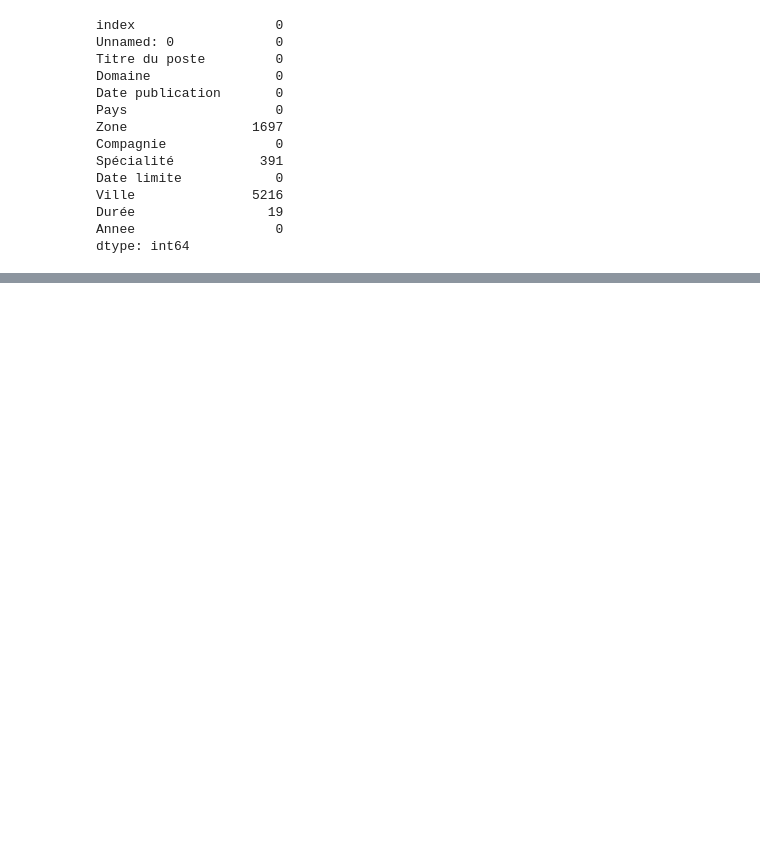
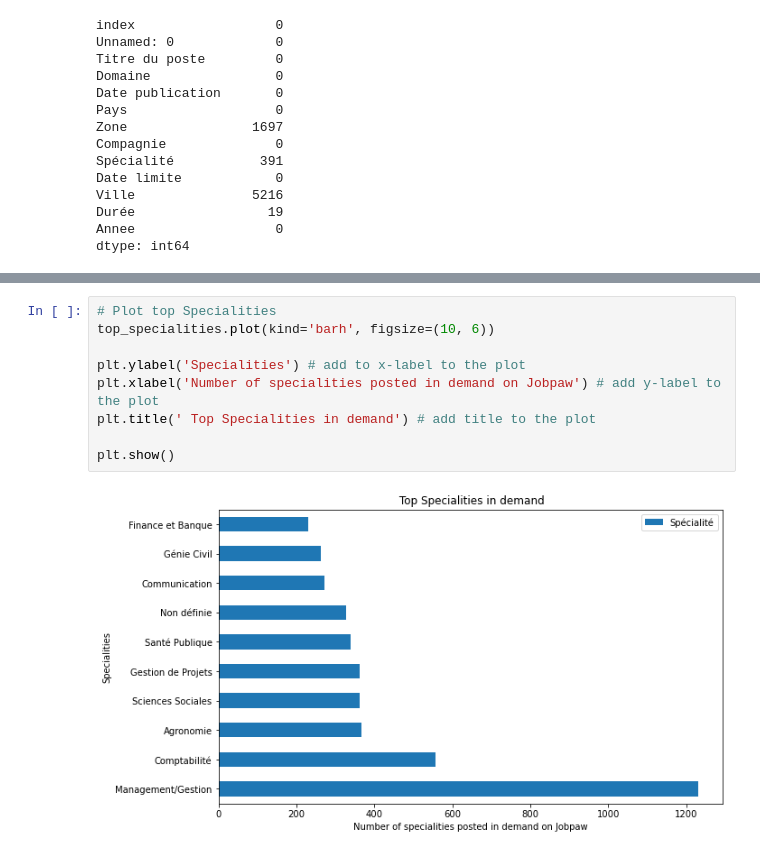
Before and after one commit to samsonjules/Coursera_Capstone, a Jupyter notebook: job_analysis.ipynb, the cells around one changed output, grey strips where cells are left out. Cells and saved outputs as stored; diff of their text form; blank space fills up the shorter version.

```diff
--- a/job_analysis.ipynb
+++ b/job_analysis.ipynb
@@ -617,0 +573,11 @@ df_first.Domaine.value_counts(normalize=True).to_frame()
+# %%
+# Plot top Specialities
+top_specialities.plot(kind='barh', figsize=(10, 6))
+
+plt.ylabel('Specialities') # add to x-label to the plot
+plt.xlabel('Number of specialities posted in demand on Jobpaw') # add y-label to the plot
+plt.title(' Top Specialities in demand') # add title to the plot
+
+plt.show()
+# %% [output]
+[figure, added]
```
Also changed, not shown: parts of 111 cells of this notebook, 1 other file.
